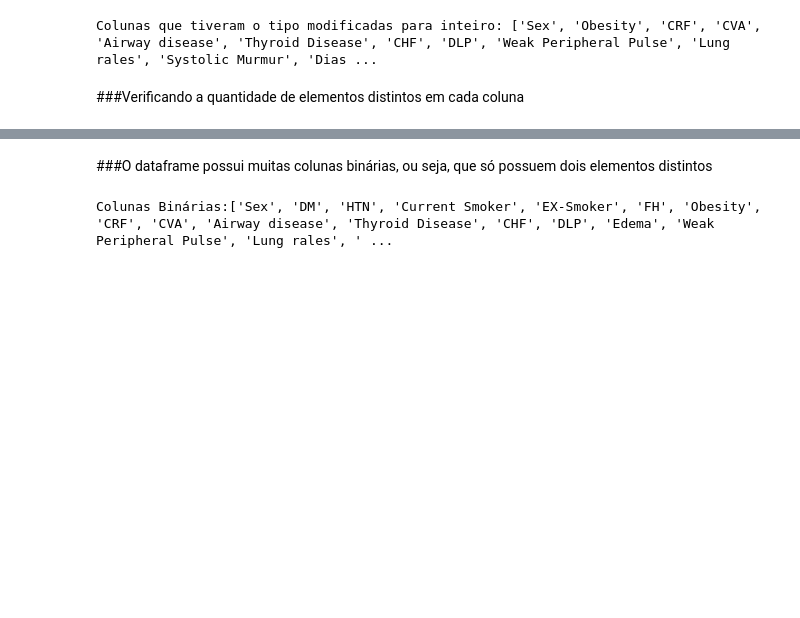
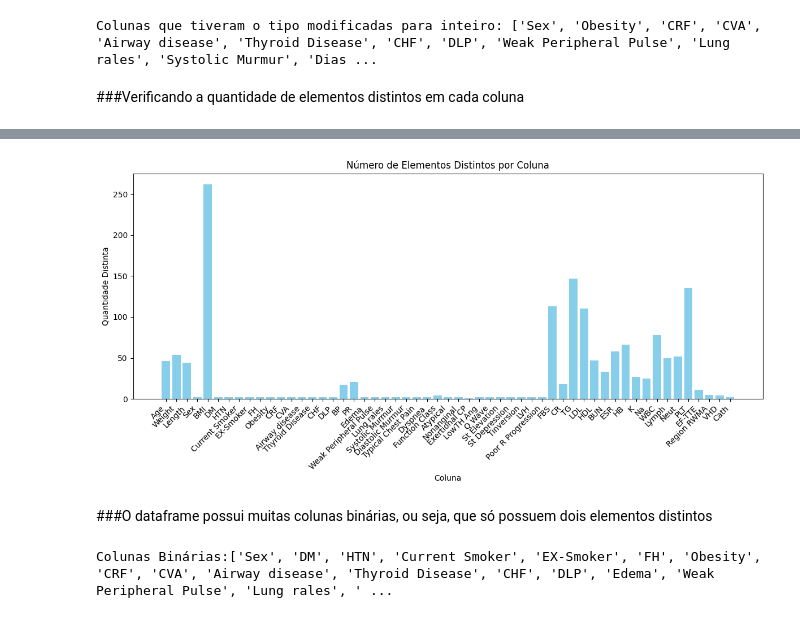
Before and after one commit to Davioliveira1305/Machine-Learning, a Jupyter notebook: DAC.ipynb, the cells around one changed output, grey strips where cells are left out. Saved outputs shown, nothing was run; the diff lists cells and outputs as text; code cells hidden in the pictures; blank space fills up the shorter version.

```diff
--- a/DAC.ipynb
+++ b/DAC.ipynb
@@ -84,6 +84,7 @@ Colunas que tiveram o tipo modificadas para inteiro: ['Sex', 'Obesity', 'CRF', '
 # %% [markdown]
 ###Verificando a quantidade de elementos distintos em cada coluna
 # %%
+import matplotlib.pyplot as plt
 import numpy
 colunas_do_dataframe = data.columns
 colunas = []
@@ -98,9 +99,13 @@ for i in colunas_do_dataframe:
     colunas_continuas.append(i)
   colunas.append(i)
   qtde_dist.append(num_elementos_diferentes)
-import plotly.express as px
-df = pd.DataFrame({'Coluna': colunas, 'Quantidade Distinta': qtde_dist})
-# Criar o gráfico de barras
-fig = px.bar(df, x='Coluna', y='Quantidade Distinta', title='Número de Elementos Distintos por Coluna')
-fig.show()
+plt.figure(figsize=(12, 6))
+plt.bar(colunas, qtde_dist, color='skyblue')
+plt.xlabel('Coluna')
+plt.ylabel('Quantidade Distinta')
+plt.title('Número de Elementos Distintos por Coluna')
+plt.xticks(rotation=45, ha='right')
+plt.tight_layout()
+
+plt.show()
 # %% [output]
@@ -108,3 +112,4 @@ fig.show()
+[figure, added]
 # %% [markdown]
 ###O dataframe possui muitas colunas binárias, ou seja, que só possuem dois elementos distintos
 # %%
```
Also changed, not shown: parts of 13 cells of this notebook.
